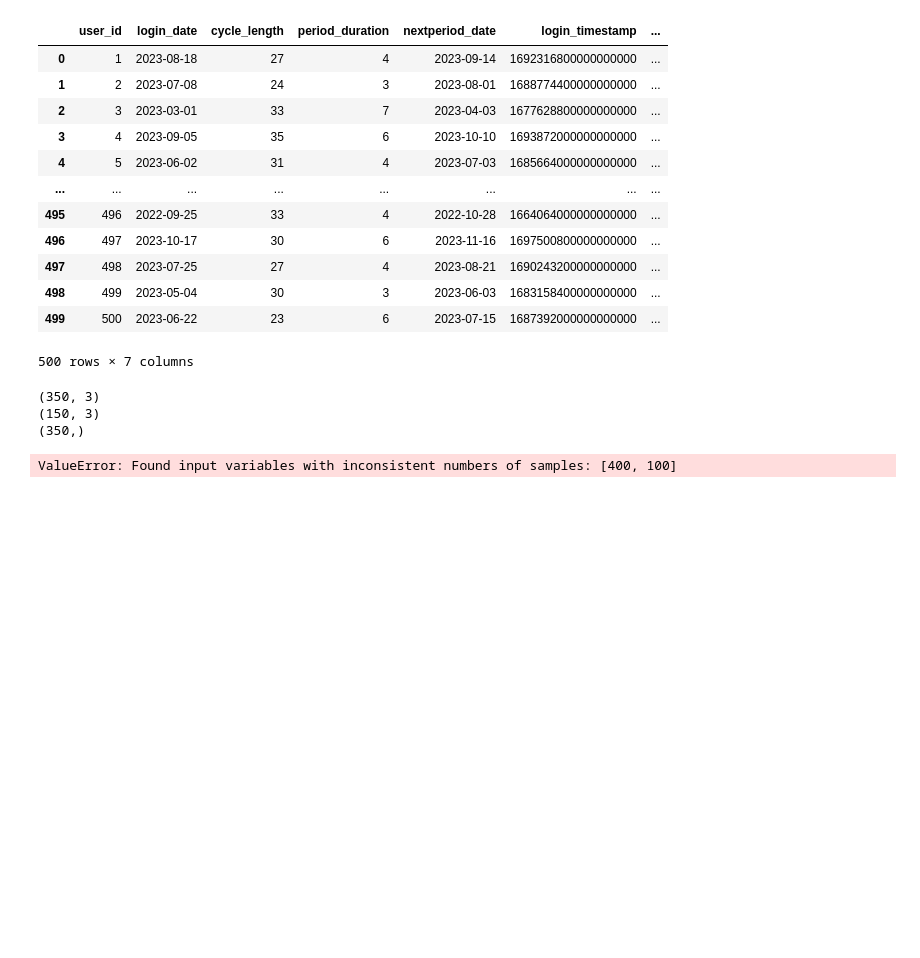
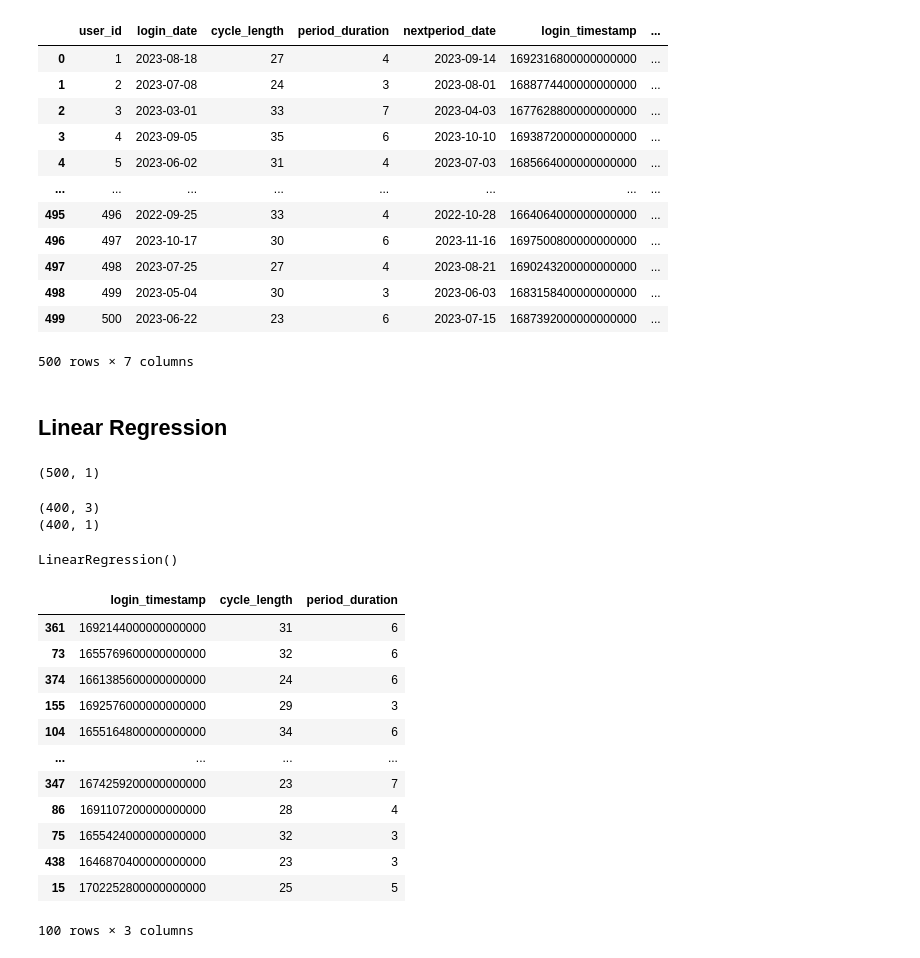
Before and after one commit to AkotoChristine/linear_regression_model, a Jupyter notebook: summative/linear_regression/multivariate.ipynb, the cells around one changed output. Cells and saved outputs as stored; diff of their text form; code cells hidden in the pictures; blank space fills up the shorter version.

```diff
--- a/summative/linear_regression/multivariate.ipynb
+++ b/summative/linear_regression/multivariate.ipynb
@@ -212,7 +212,7 @@ sns.scatterplot( x = x, y =y)
 data["login_timestamp"] = data["login_date"].astype(np.int64)
 data['login_timestamp']
 
-data['nextperiod_timestamp'] = data["nextperiod_date"].astype(np.int64)
+data['nextperiod_timestamp'] = data[["nextperiod_date"]].astype(np.int64)
 data['login_timestamp']
 
 #pd.to_datetime(data['login_timestamp'])
@@ -245,26 +245,47 @@ data
 | 498 | 499 | 2023-05-04 | 30 | 3 | 2023-06-03 | 1683158400000000000 | ... |
 | 499 | 500 | 2023-06-22 | 23 | 6 | 2023-07-15 | 1687392000000000000 | ... |
 500 rows × 7 columns
+# %% [markdown]
+## Linear Regression
 # %%
 #finding the linear regression model
-X = data[["login_timestamp", 'cycle_length', 'period_duration']]
-Y = data['nextperiod_timestamp']
+X = data[['login_timestamp', 'cycle_length', 'period_duration']]
+Y = data['nextperiod_timestamp'].values.reshape(-1, 1)
 
 #X_train, X_test, y_train, y_test = train_test_split(X, y, test_size=0.2, random_state=42)
 
-X_train, Y_train, X_test, Y_test = train_test_split( X, Y,  test_size=0.3 , random_state=42 )
+from sklearn.model_selection import train_test_split
+X_train, X_test, Y_train, Y_test = train_test_split(X, Y, test_size=0.2, random_state=42)
+# %%
+Y.shape
+# %% [output]
+(500, 1)
 # %%
 #the data was not splitng equally so i had to do perform this step
 print(X_train.shape)
 print(Y_train.shape)
-
-print(X_test.shape)
 # %% [output]
-(350, 3)
-(150, 3)
-(350,)
+(400, 3)
+(400, 1)
 # %%
 model = LinearRegression()
 model.fit(X_train, Y_train)
 # %% [output]
-ValueError: Found input variables with inconsistent numbers of samples: [400, 100]
+LinearRegression()
+# %%
+y_pred = model.predict(X_test)
+X_test
+# %% [output]
+|  | login_timestamp | cycle_length | period_duration |
+| 361 | 1692144000000000000 | 31 | 6 |
+| 73 | 1655769600000000000 | 32 | 6 |
+| 374 | 1661385600000000000 | 24 | 6 |
+| 155 | 1692576000000000000 | 29 | 3 |
+| 104 | 1655164800000000000 | 34 | 6 |
+| ... | ... | ... | ... |
+| 347 | 1674259200000000000 | 23 | 7 |
+| 86 | 1691107200000000000 | 28 | 4 |
+| 75 | 1655424000000000000 | 32 | 3 |
+| 438 | 1646870400000000000 | 23 | 3 |
+| 15 | 1702252800000000000 | 25 | 5 |
+100 rows × 3 columns
```
Also changed, not shown: parts of 2 cells of this notebook.
